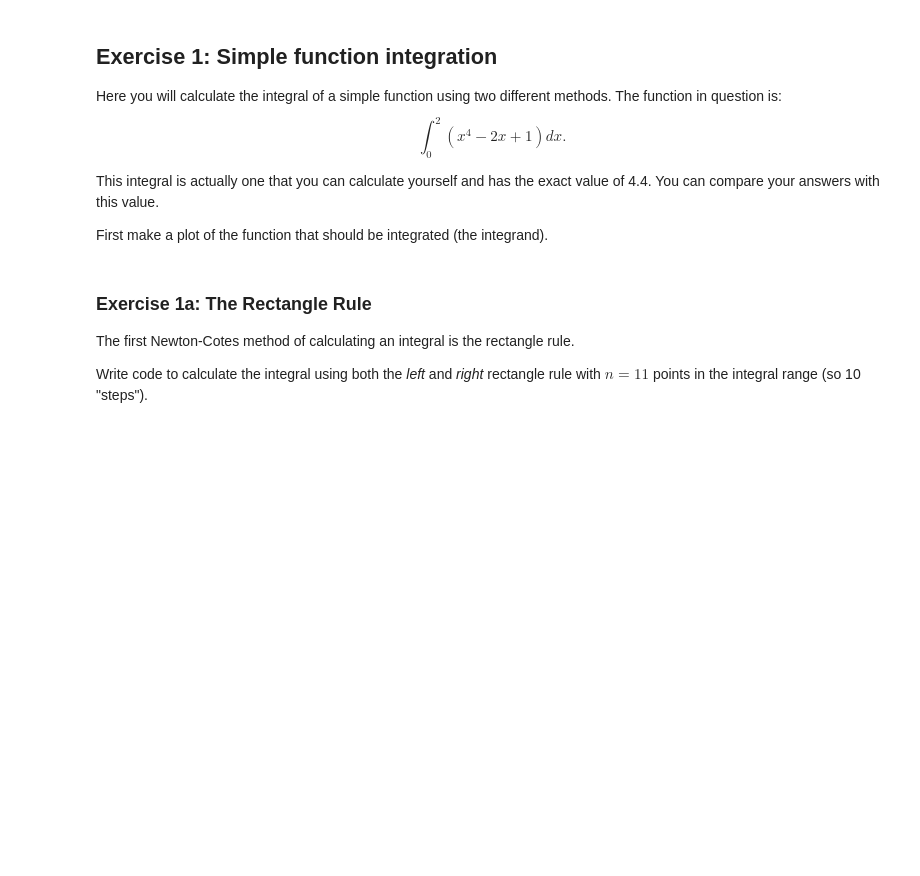
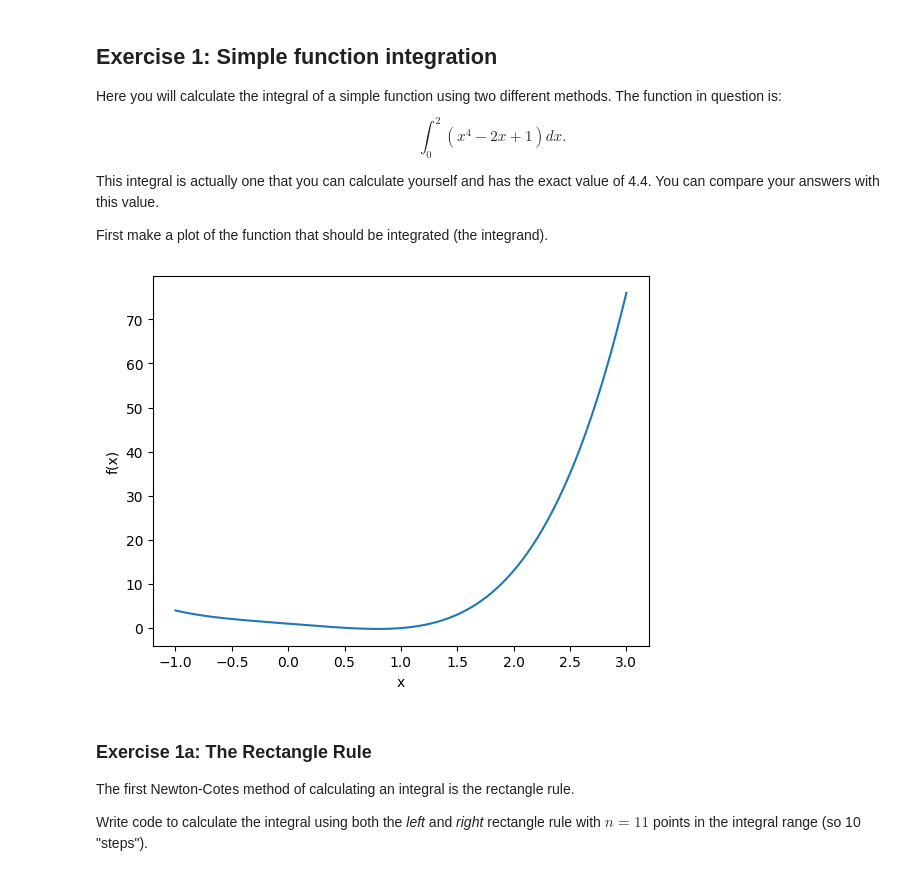
Before and after one commit to ufotermiten/Integration-LP4, a Jupyter notebook: SEE125_Integration_Group045.ipynb, the cells around one changed output. Saved outputs shown, nothing was run; the diff lists cells and outputs as text; code cells hidden in the pictures; blank space fills up the shorter version.

```diff
--- a/SEE125_Integration_Group045.ipynb
+++ b/SEE125_Integration_Group045.ipynb
@@ -28,6 +28,16 @@ This integral is actually one that you can calculate yourself and has the exact
 First make a plot of the function that should be integrated (the integrand).
 # %%
 # Your function and plot
+def f(x):
+    return x**4 -2*x +1
+fig, ax = plt.subplots()
+x = np.linspace(-1,3,1000)
+ax.plot(x,f(x))
+ax.set_ylabel('f(x)')
+ax.set_xlabel('x')
+plt.show()
+# %% [output]
+[figure, added]
 # %% [markdown]
 ### Exercise 1a: The Rectangle Rule
 
```
Also changed, not shown: parts of 4 cells of this notebook, 1 other file.
